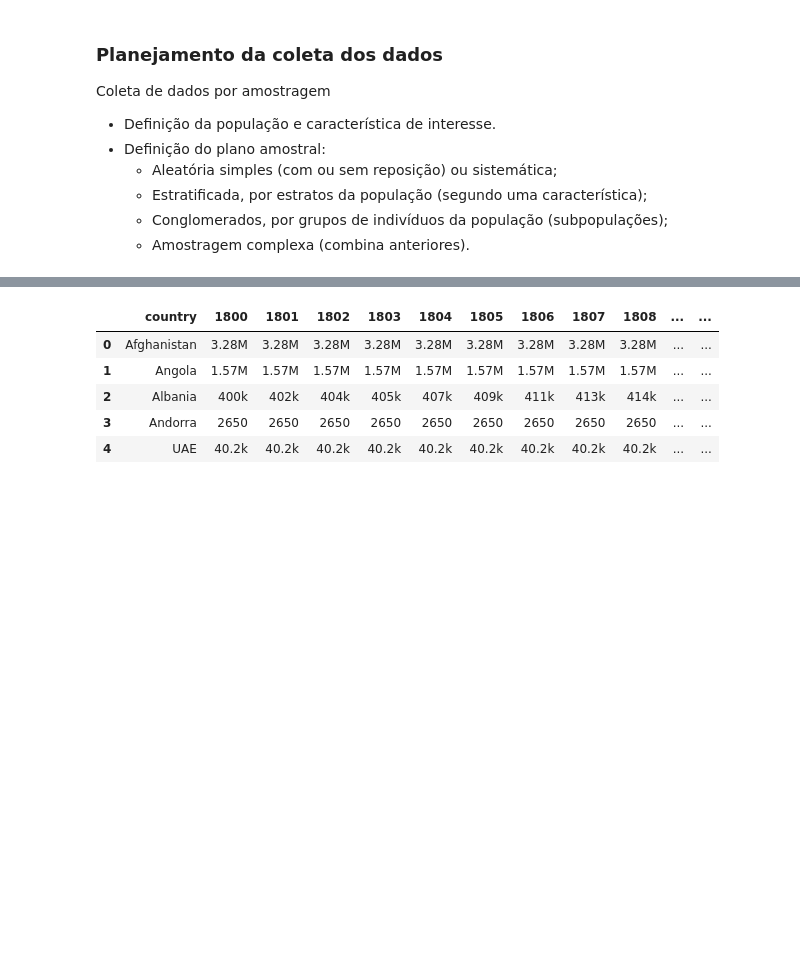
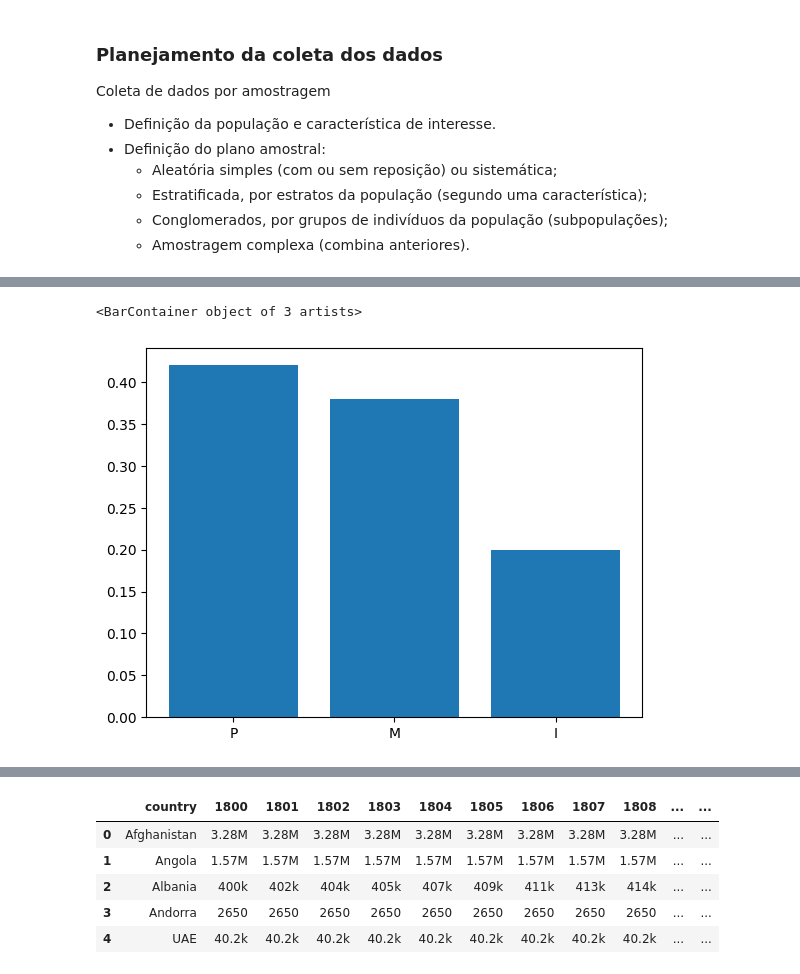
Before and after one commit to ridasilva/bioestatistica, a Jupyter notebook: capitulos/chap1/chap1.ipynb, the cells around one changed output, grey strips where cells are left out. Saved outputs shown, nothing was run; the diff lists cells and outputs as text; code cells hidden in the pictures; blank space fills up the shorter version.

```diff
--- a/capitulos/chap1/chap1.ipynb
+++ b/capitulos/chap1/chap1.ipynb
@@ -89,0 +325,7 @@ Coleta de dados por amostragem
+# %%
+# HIDE CODE
+plt.bar(df['Toler'].value_counts().index.values,
+        df['Toler'].value_counts()/50)
+# %% [output]
+<BarContainer object of 3 artists>
+[figure, added]
```
Also changed, not shown: parts of 66 cells of this notebook, 16 other files.
